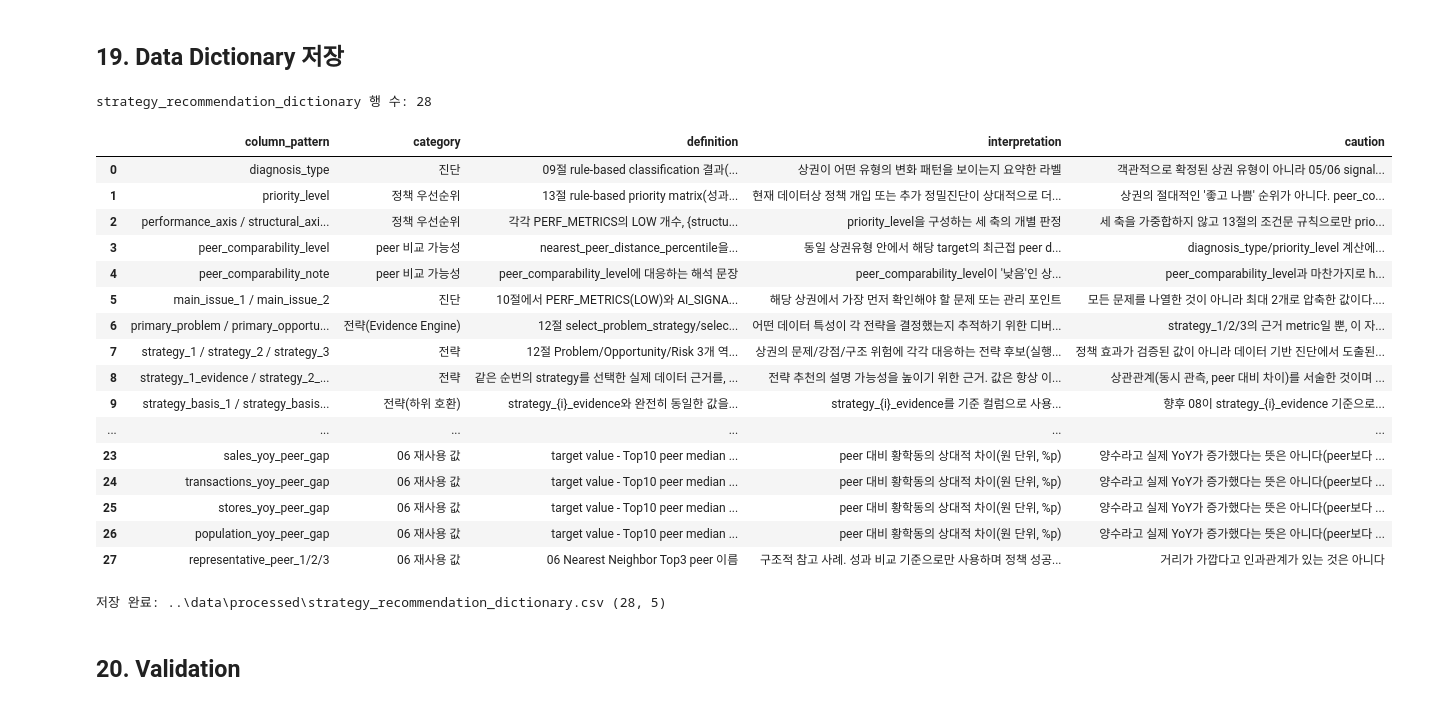
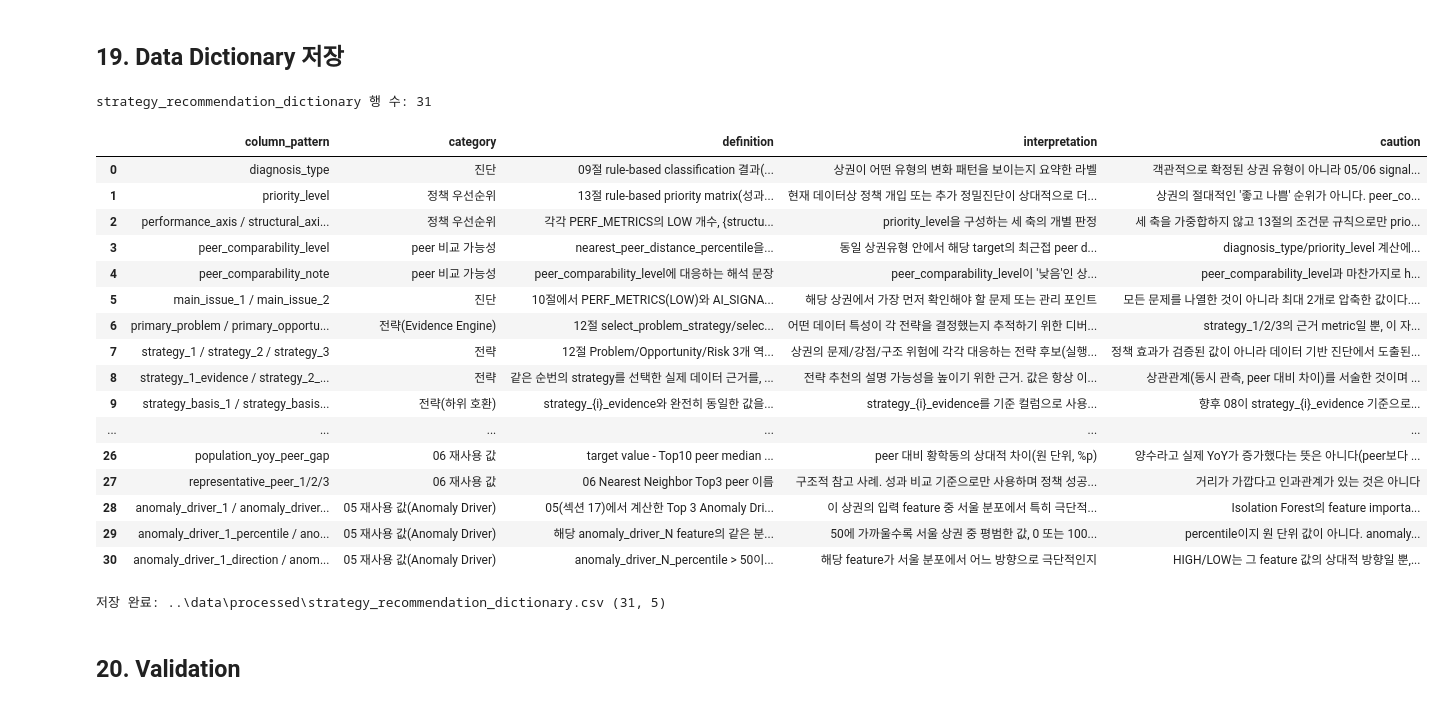
Before and after one commit to Se0ngHye0n/Hwanghak_Commercial_Analysis, a Jupyter notebook: notebooks/07_strategy_recommendation.ipynb, the cells around one changed output. Drawn from its saved outputs; the diff is of its cells as text; code cells hidden in the pictures.

```diff
--- a/notebooks/07_strategy_recommendation.ipynb
+++ b/notebooks/07_strategy_recommendation.ipynb
@@ -1333,44 +1365,73 @@ for m in [f"{base}_peer_gap" for base in ["sales_yoy", "transactions_yoy", "stor
         definition="target value - Top10 peer median (06과 동일한 정의). sales_yoy 등은 이미 %(percent) "
                     "단위로 저장되어 있으므로 gap도 %p 단위 그대로 사용한다(0~1 비율 변환 불필요)",
         interpretation="peer 대비 황학동의 상대적 차이(원 단위, %p)",
         caution="양수라고 실제 YoY가 증가했다는 뜻은 아니다(peer보다 덜 감소한 경우도 양수가 된다)",
     ))
 STRATEGY_DICTIONARY_ROWS.append(dict(
     column_pattern="representative_peer_1/2/3", category="06 재사용 값",
     definition="06 Nearest Neighbor Top3 peer 이름",
     interpretation="구조적 참고 사례. 성과 비교 기준으로만 사용하며 정책 성공 사례로 해석하지 않는다",
     caution="거리가 가깝다고 인과관계가 있는 것은 아니다",
 ))
+STRATEGY_DICTIONARY_ROWS.append(dict(
+    column_pattern="anomaly_driver_1 / anomaly_driver_2 / anomaly_driver_3", category="05 재사용 값(Anomaly Driver)",
+    definition="05(섹션 17)에서 계산한 Top 3 Anomaly Driver. AI_FEATURE_COLS(Isolation Forest 입력 11개) 중, "
+                "같은 분기 서울 상권 분포에서 percentile 기준 extremeness(|percentile-50|)가 큰 순서로 뽑은 "
+                "feature 이름 3개(hwanghak_anomaly_drivers.csv에서 그대로 가져옴)",
+    interpretation="이 상권의 입력 feature 중 서울 분포에서 특히 극단적인 값을 가지는 feature가 무엇인지 "
+                    "설명하는 보조 지표",
+    caution="Isolation Forest의 feature importance/model attribution이 아니다 — \"이 판정의 원인\"이 아니라 "
+            "\"입력값 자체의 이상성(input abnormality)\"을 설명한다. 새로운 전략 Rule에 연결하지 않으며, "
+            "diagnosis_type/priority_level/strategy_1~3 결정에도 사용하지 않는다",
+))
+STRATEGY_DICTIONARY_ROWS.append(dict(
+    column_pattern="anomaly_driver_1_percentile / anomaly_driver_2_percentile / anomaly_driver_3_percentile",
+    category="05 재사용 값(Anomaly Driver)",
+    definition="해당 anomaly_driver_N feature의 같은 분기 서울 전체 상권 percentile(0~100). 9개는 04/05에서 "
+                "이미 계산된 percentile을 그대로 재사용하고, percentile 차이(gap) 형태인 2개"
+                "(sales_population_yoy_percentile_gap, sales_store_yoy_percentile_gap)는 같은 seoul_percentile() "
+                "기준으로 그 값 자체의 percentile을 새로 계산했다",
+    interpretation="50에 가까울수록 서울 상권 중 평범한 값, 0 또는 100에 가까울수록 극단적인 값",
+    caution="percentile이지 원 단위 값이 아니다. anomaly_driver_N_direction과 함께 해석한다",
+))
+STRATEGY_DICTIONARY_ROWS.append(dict(
+    column_pattern="anomaly_driver_1_direction / anomaly_driver_2_direction / anomaly_driver_3_direction",
+    category="05 재사용 값(Anomaly Driver)",
+    definition="anomaly_driver_N_percentile > 50이면 HIGH(서울 대비 높은 쪽 극단), < 50이면 LOW(낮은 쪽 극단)",
+    interpretation="해당 feature가 서울 분포에서 어느 방향으로 극단적인지",
+    caution="HIGH/LOW는 그 feature 값의 상대적 방향일 뿐, HIGH가 항상 '좋음'이나 '나쁨'을 의미하지 않는다"
+            "(예: population_yoy_percentile의 LOW는 유동인구 변화가 서울 대비 낮은 쪽 극단이라는 뜻)",
+))
 
 strategy_recommendation_dictionary = pd.DataFrame(STRATEGY_DICTIONARY_ROWS)[
     ["column_pattern", "category", "definition", "interpretation", "caution"]
 ]
 print("strategy_recommendation_dictionary 행 수:", len(strategy_recommendation_dictionary))
 strategy_recommendation_dictionary
 # %% [output]
-strategy_recommendation_dictionary 행 수: 28
+strategy_recommendation_dictionary 행 수: 31
 |  | column_pattern | category | definition | interpretation | caution |
 | 0 | diagnosis_type | 진단 | 09절 rule-based classification 결과(... | 상권이 어떤 유형의 변화 패턴을 보이는지 요약한 라벨 | 객관적으로 확정된 상권 유형이 아니라 05/06 signal... |
 | 1 | priority_level | 정책 우선순위 | 13절 rule-based priority matrix(성과... | 현재 데이터상 정책 개입 또는 추가 정밀진단이 상대적으로 더... | 상권의 절대적인 '좋고 나쁨' 순위가 아니다. peer_co... |
 | 2 | performance_axis / structural_axi... | 정책 우선순위 | 각각 PERF_METRICS의 LOW 개수, {structu... | priority_level을 구성하는 세 축의 개별 판정 | 세 축을 가중합하지 않고 13절의 조건문 규칙으로만 prio... |
 | 3 | peer_comparability_level | peer 비교 가능성 | nearest_peer_distance_percentile을... | 동일 상권유형 안에서 해당 target의 최근접 peer d... | diagnosis_type/priority_level 계산에... |
 | 4 | peer_comparability_note | peer 비교 가능성 | peer_comparability_level에 대응하는 해석 문장 | peer_comparability_level이 '낮음'인 상... | peer_comparability_level과 마찬가지로 h... |
 | 5 | main_issue_1 / main_issue_2 | 진단 | 10절에서 PERF_METRICS(LOW)와 AI_SIGNA... | 해당 상권에서 가장 먼저 확인해야 할 문제 또는 관리 포인트 | 모든 문제를 나열한 것이 아니라 최대 2개로 압축한 값이다.... |
 | 6 | primary_problem / primary_opportu... | 전략(Evidence Engine) | 12절 select_problem_strategy/selec... | 어떤 데이터 특성이 각 전략을 결정했는지 추적하기 위한 디버... | strategy_1/2/3의 근거 metric일 뿐, 이 자... |
 | 7 | strategy_1 / strategy_2 / strategy_3 | 전략 | 12절 Problem/Opportunity/Risk 3개 역... | 상권의 문제/강점/구조 위험에 각각 대응하는 전략 후보(실행... | 정책 효과가 검증된 값이 아니라 데이터 기반 진단에서 도출된... |
 | 8 | strategy_1_evidence / strategy_2_... | 전략 | 같은 순번의 strategy를 선택한 실제 데이터 근거를, ... | 전략 추천의 설명 가능성을 높이기 위한 근거. 값은 항상 이... | 상관관계(동시 관측, peer 대비 차이)를 서술한 것이며 ... |
 | 9 | strategy_basis_1 / strategy_basis... | 전략(하위 호환) | strategy_{i}_evidence와 완전히 동일한 값을... | strategy_{i}_evidence를 기준 컬럼으로 사용... | 향후 08이 strategy_{i}_evidence 기준으로... |
 | ... | ... | ... | ... | ... | ... |
-| 23 | sales_yoy_peer_gap | 06 재사용 값 | target value - Top10 peer median ... | peer 대비 황학동의 상대적 차이(원 단위, %p) | 양수라고 실제 YoY가 증가했다는 뜻은 아니다(peer보다 ... |
-| 24 | transactions_yoy_peer_gap | 06 재사용 값 | target value - Top10 peer median ... | peer 대비 황학동의 상대적 차이(원 단위, %p) | 양수라고 실제 YoY가 증가했다는 뜻은 아니다(peer보다 ... |
-| 25 | stores_yoy_peer_gap | 06 재사용 값 | target value - Top10 peer median ... | peer 대비 황학동의 상대적 차이(원 단위, %p) | 양수라고 실제 YoY가 증가했다는 뜻은 아니다(peer보다 ... |
 | 26 | population_yoy_peer_gap | 06 재사용 값 | target value - Top10 peer median ... | peer 대비 황학동의 상대적 차이(원 단위, %p) | 양수라고 실제 YoY가 증가했다는 뜻은 아니다(peer보다 ... |
 | 27 | representative_peer_1/2/3 | 06 재사용 값 | 06 Nearest Neighbor Top3 peer 이름 | 구조적 참고 사례. 성과 비교 기준으로만 사용하며 정책 성공... | 거리가 가깝다고 인과관계가 있는 것은 아니다 |
+| 28 | anomaly_driver_1 / anomaly_driver... | 05 재사용 값(Anomaly Driver) | 05(섹션 17)에서 계산한 Top 3 Anomaly Dri... | 이 상권의 입력 feature 중 서울 분포에서 특히 극단적... | Isolation Forest의 feature importa... |
+| 29 | anomaly_driver_1_percentile / ano... | 05 재사용 값(Anomaly Driver) | 해당 anomaly_driver_N feature의 같은 분... | 50에 가까울수록 서울 상권 중 평범한 값, 0 또는 100... | percentile이지 원 단위 값이 아니다. anomaly... |
+| 30 | anomaly_driver_1_direction / anom... | 05 재사용 값(Anomaly Driver) | anomaly_driver_N_percentile > 50이... | 해당 feature가 서울 분포에서 어느 방향으로 극단적인지 | HIGH/LOW는 그 feature 값의 상대적 방향일 뿐,... |
 # %%
 strategy_recommendation_dictionary.to_csv(STRATEGY_DICT_OUT_PATH, encoding="utf-8-sig", index=False)
 print("저장 완료:", STRATEGY_DICT_OUT_PATH, strategy_recommendation_dictionary.shape)
 # %% [output]
-저장 완료: ..\data\processed\strategy_recommendation_dictionary.csv (28, 5)
+저장 완료: ..\data\processed\strategy_recommendation_dictionary.csv (31, 5)
 # %% [markdown]
 ## 20. Validation
 # %%
```
Also changed, not shown: parts of 9 cells of this notebook, 6 other files.
